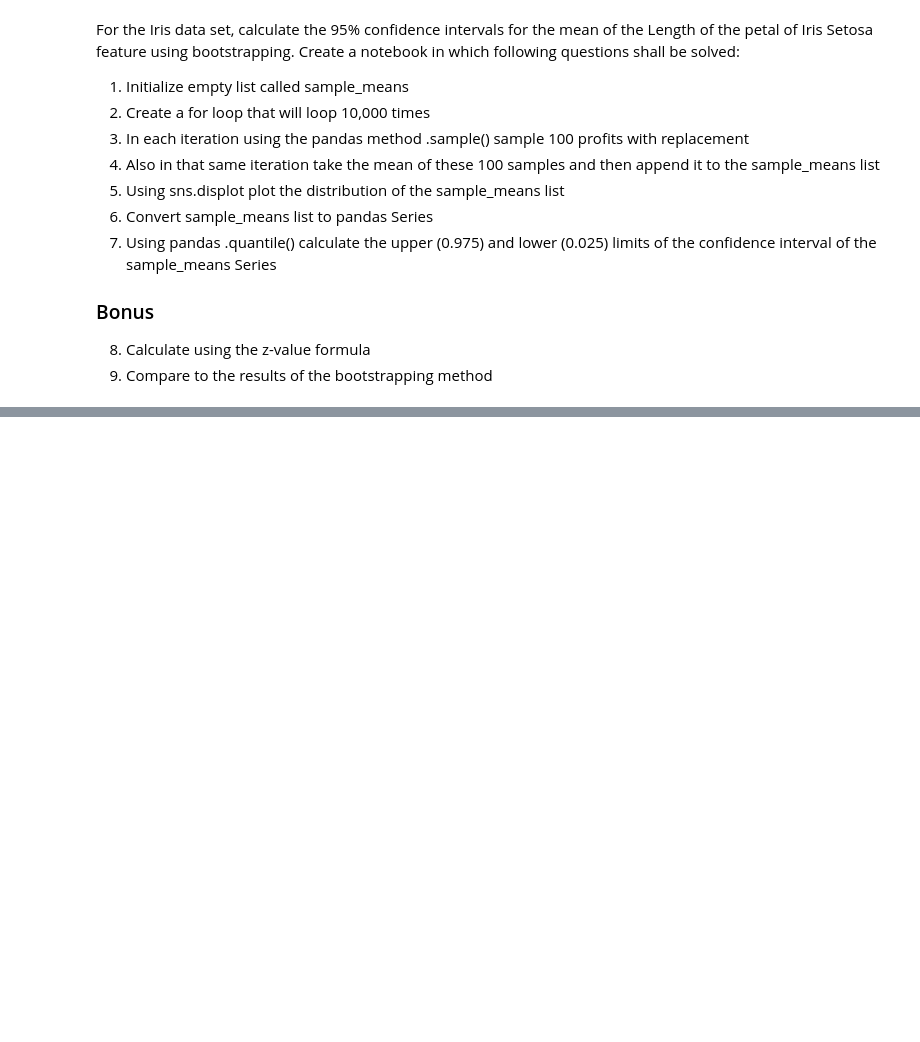
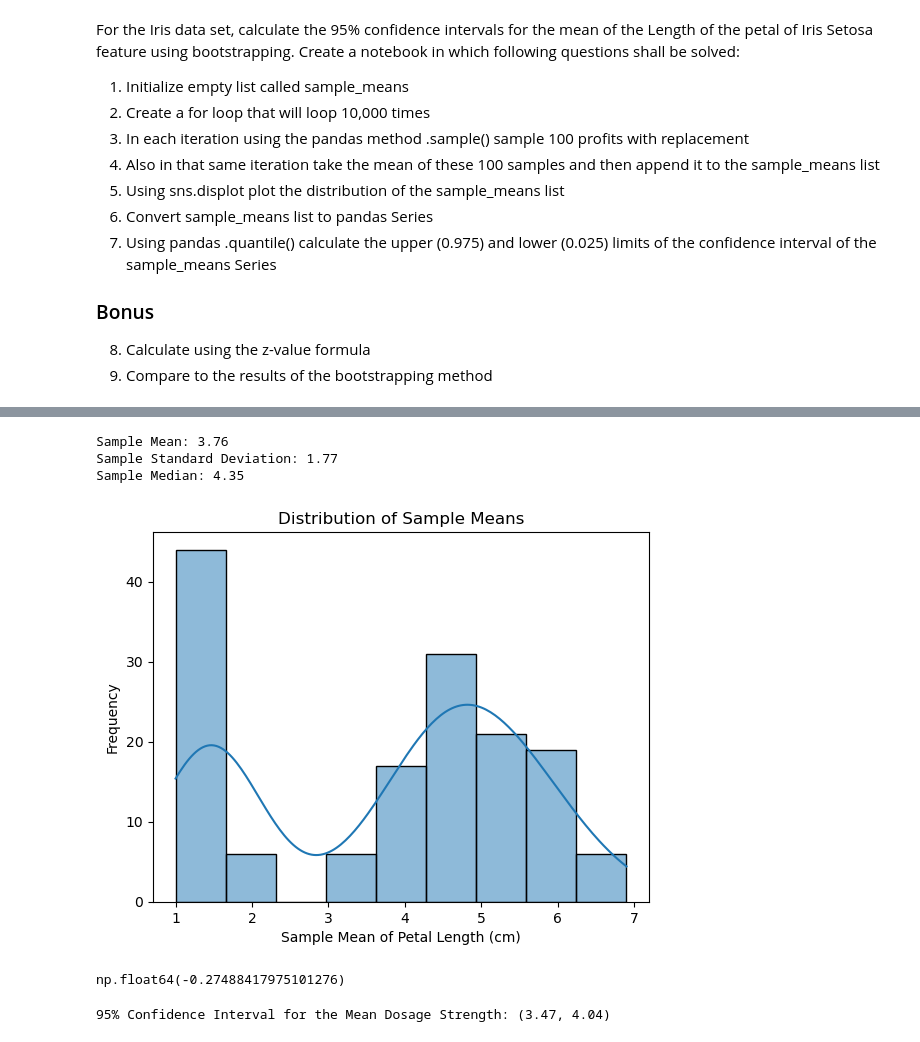
Before and after one commit to amandawang90-spec/neuefische-data-analysis-180825-advanced_analytics_module_and_projects, a Jupyter notebook: 02_confidence_intervals/exercise/Bonus_Exercises.ipynb, the cells around one changed output, grey strips where cells are left out. Drawn from its saved outputs; the diff is of its cells as text; code cells hidden in the pictures; blank space fills up the shorter version.

```diff
--- a/02_confidence_intervals/exercise/Bonus_Exercises.ipynb
+++ b/02_confidence_intervals/exercise/Bonus_Exercises.ipynb
@@ -79,8 +265,28 @@ iris_df = pd.DataFrame(data=iris.data, columns=iris.feature_names)
+# %%
+# using z distribution: normal distribution
+
+sample_mean = iris_df['petal length (cm)'].mean()
+sample_std = iris_df['petal length (cm)'].std()
+sample_median = iris_df['petal length (cm)'].median()
+n = len(iris_df)
+
+print(f"Sample Mean: {sample_mean:.2f}")
+print(f"Sample Standard Deviation: {sample_std:.2f}")
+print(f"Sample Median: {sample_median:.2f}")
+# %% [output]
+Sample Mean: 3.76
+Sample Standard Deviation: 1.77
+Sample Median: 4.35
 # %%
-# solution
-# 5. Plot the distribution of the sample_means list
-sns.displot(sample_means, kde=True)
-plt.title('Distribution of Sample Means (Bootstrapping)')
-plt.xlabel('Sample Mean of Petal Length (cm)')
-plt.ylabel('Frequency')
+# Visualize the distribution
+sns.histplot(iris_df['petal length (cm)'], kde=True)
+plt.title("Distribution of Sample Means")
+plt.xlabel("Sample Mean of Petal Length (cm)")
+plt.ylabel("Frequency")
 plt.show()
+# %% [output]
+[figure, added]
+# %%
+iris_df['petal length (cm)'].skew() # Checking skewness value  well within the expected bounds of  -0.5 and +0.5
+# %% [output]
+np.float64(-0.27488417975101276)
@@ -86,0 +306,14 @@ plt.show()
+# %%
+# 95% CI meaning we want to capture the middle 95% of the data. This leaves 5% of the data i.e. 2.5% on either tail
+# Hence why we use .975 to establish upper bound of the CI and lower bound
+
+from scipy.stats import norm
+
+z_score = norm.ppf(0.975) # Z-score since the data is normal and population params are known
+margin_of_error = z_score * (1.77 / np.sqrt(n))  # 1.77 is the standard error
+ci_lower = sample_mean - margin_of_error
+ci_upper = sample_mean + margin_of_error
+
+print(f"95% Confidence Interval for the Mean Dosage Strength: ({ci_lower:.2f}, {ci_upper:.2f})")
+# %% [output]
+95% Confidence Interval for the Mean Dosage Strength: (3.47, 4.04)
```
Also changed, not shown: parts of 13 cells of this notebook, 4 other files.
